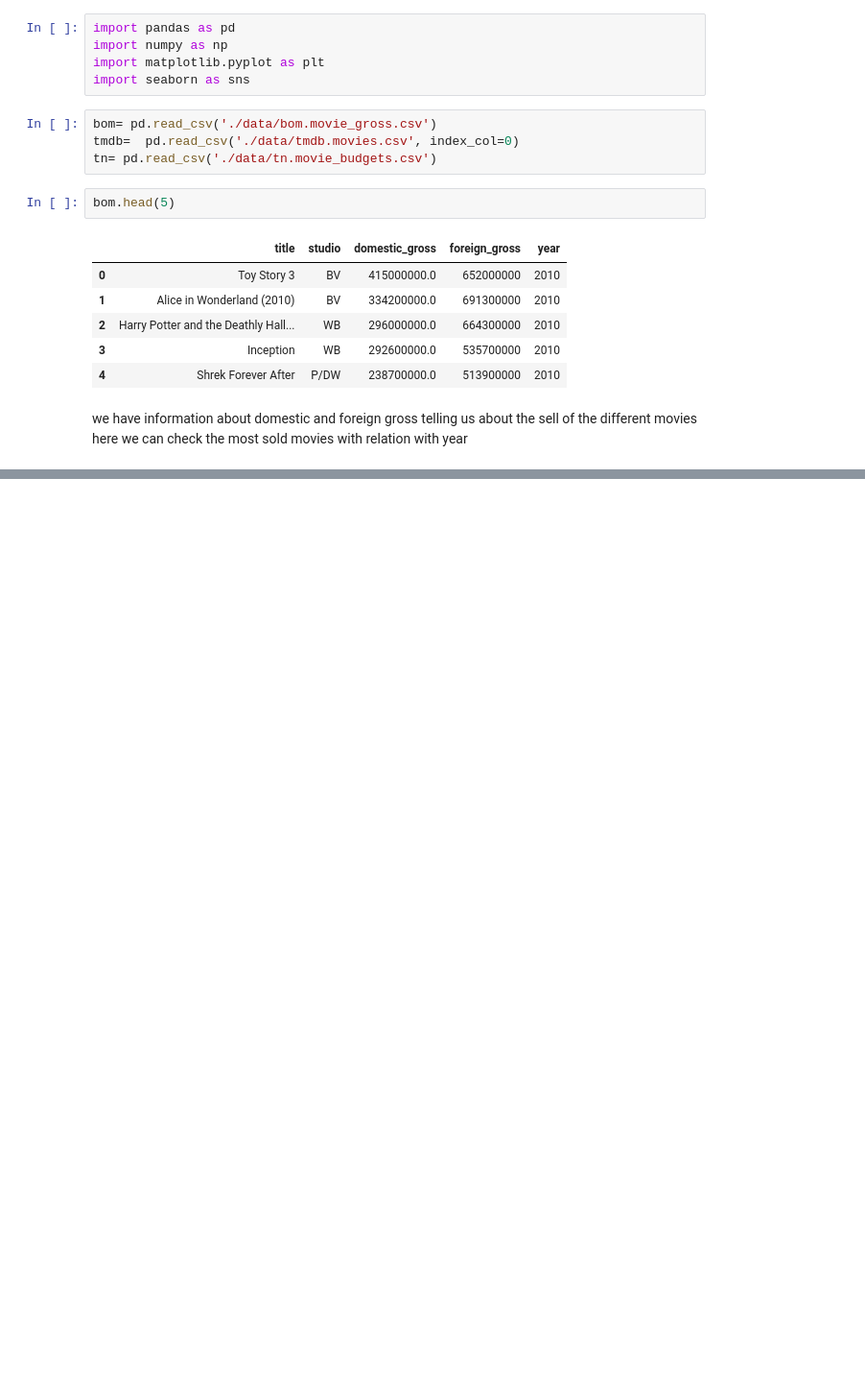
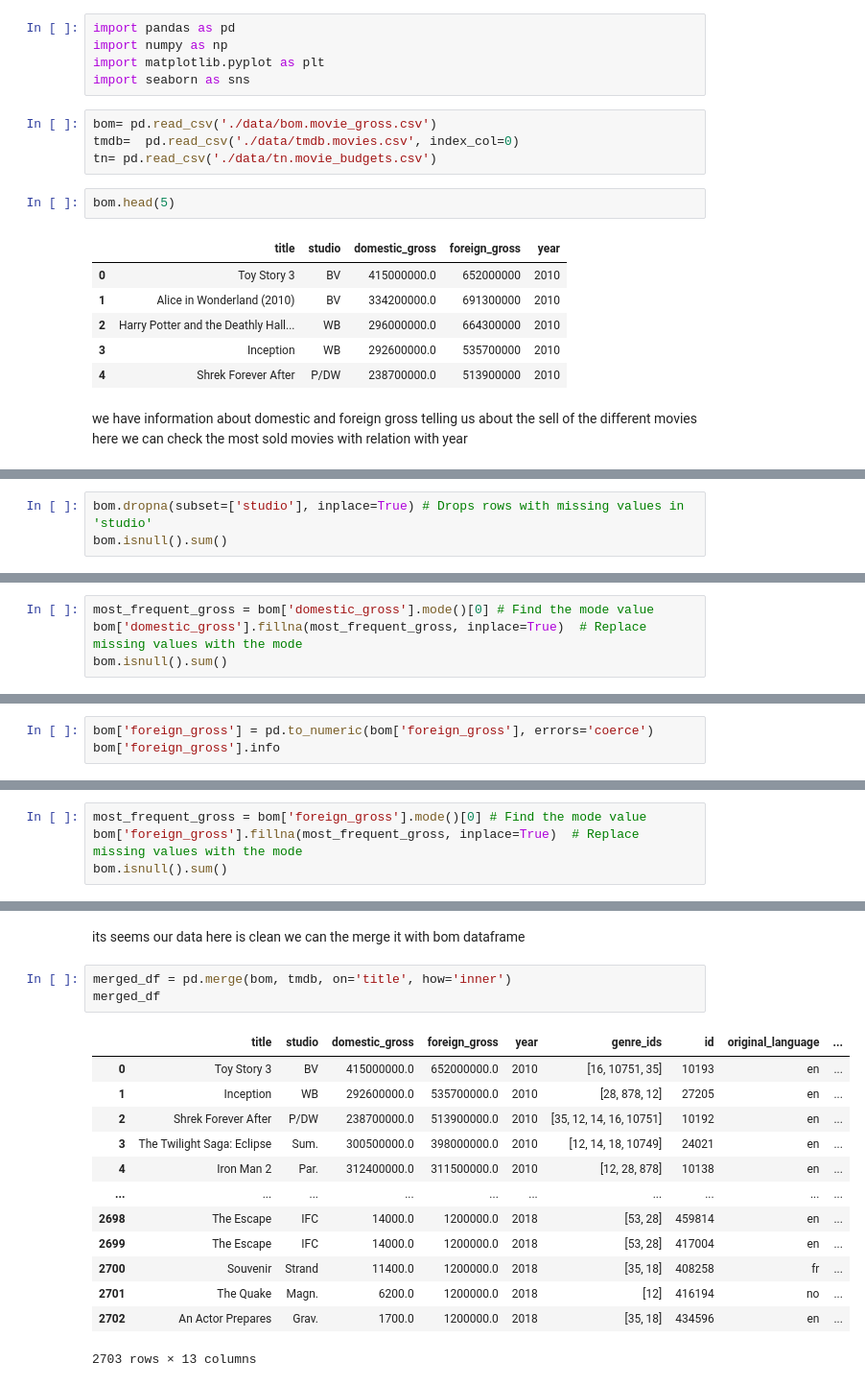
Before and after one commit to victormuuo07/Project_trial2, a Jupyter notebook: index.ipynb, the cells around one changed output, grey strips where cells are left out. Shown: that part at 96% size. Cells and saved outputs as stored; diff of their text form; blank space fills up the shorter version.

```diff
--- a/index.ipynb
+++ b/index.ipynb
@@ -50,0 +85,3 @@ we
+# %%
+bom.dropna(subset=['studio'], inplace=True) # Drops rows with missing values in 'studio'
+bom.isnull().sum()
@@ -50,0 +95,4 @@ we
+# %%
+most_frequent_gross = bom['domestic_gross'].mode()[0] # Find the mode value
+bom['domestic_gross'].fillna(most_frequent_gross, inplace=True)  # Replace missing values with the mode
+bom.isnull().sum()
@@ -50,0 +106,3 @@ we
+# %%
+bom['foreign_gross'] = pd.to_numeric(bom['foreign_gross'], errors='coerce')
+bom['foreign_gross'].info
@@ -50,0 +122,4 @@ we
+# %%
+most_frequent_gross = bom['foreign_gross'].mode()[0] # Find the mode value
+bom['foreign_gross'].fillna(most_frequent_gross, inplace=True)  # Replace missing values with the mode
+bom.isnull().sum()
@@ -50,0 +146,19 @@ we
+# %% [markdown]
+its seems our data here is clean we can the merge it with bom dataframe
+# %%
+merged_df = pd.merge(bom, tmdb, on='title', how='inner')
+merged_df
+# %% [output]
+|  | title | studio | domestic_gross | foreign_gross | year | genre_ids | id | original_language | ... |
+| 0 | Toy Story 3 | BV | 415000000.0 | 652000000.0 | 2010 | [16, 10751, 35] | 10193 | en | ... |
+| 1 | Inception | WB | 292600000.0 | 535700000.0 | 2010 | [28, 878, 12] | 27205 | en | ... |
+| 2 | Shrek Forever After | P/DW | 238700000.0 | 513900000.0 | 2010 | [35, 12, 14, 16, 10751] | 10192 | en | ... |
+| 3 | The Twilight Saga: Eclipse | Sum. | 300500000.0 | 398000000.0 | 2010 | [12, 14, 18, 10749] | 24021 | en | ... |
+| 4 | Iron Man 2 | Par. | 312400000.0 | 311500000.0 | 2010 | [12, 28, 878] | 10138 | en | ... |
+| ... | ... | ... | ... | ... | ... | ... | ... | ... | ... |
+| 2698 | The Escape | IFC | 14000.0 | 1200000.0 | 2018 | [53, 28] | 459814 | en | ... |
+| 2699 | The Escape | IFC | 14000.0 | 1200000.0 | 2018 | [53, 28] | 417004 | en | ... |
+| 2700 | Souvenir | Strand | 11400.0 | 1200000.0 | 2018 | [35, 18] | 408258 | fr | ... |
+| 2701 | The Quake | Magn. | 6200.0 | 1200000.0 | 2018 | [12] | 416194 | no | ... |
+| 2702 | An Actor Prepares | Grav. | 1700.0 | 1200000.0 | 2018 | [35, 18] | 434596 | en | ... |
+2703 rows × 13 columns
```
Also changed, not shown: parts of 24 cells of this notebook.
